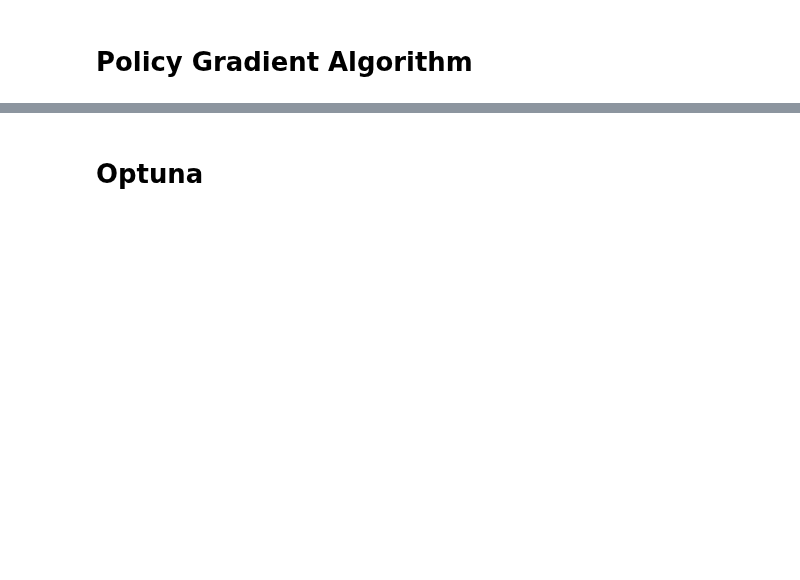
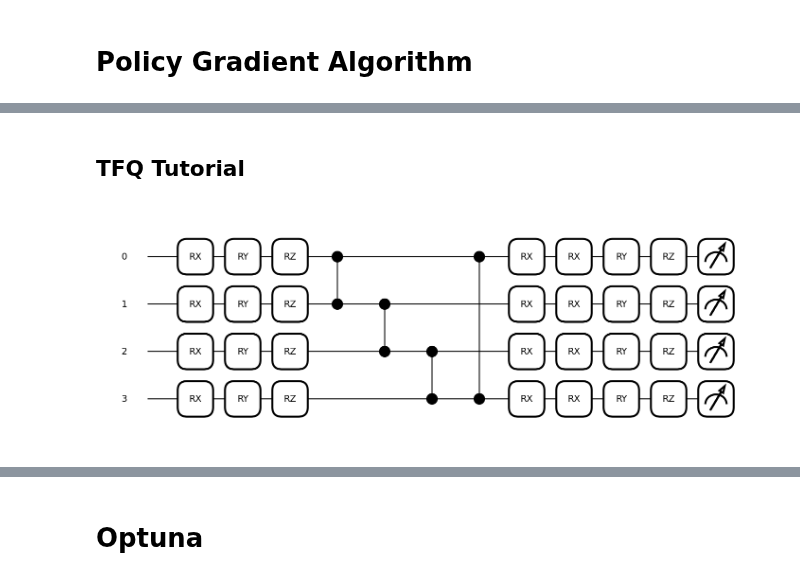
Before and after one commit to bernardombsoares/VQC_PolicyGradients, a Jupyter notebook: notebook.ipynb, the cells around one changed output, grey strips where cells are left out. Drawn from its saved outputs; the diff is of its cells as text; code cells hidden in the pictures; blank space fills up the shorter version.

```diff
--- a/notebook.ipynb
+++ b/notebook.ipynb
@@ -2112,0 +2196,21 @@ if __name__ == "__main__":
+# %% [markdown]
+## TFQ Tutorial
+# %%
+n_qubits = 4
+n_layers = 1
+shots = None
+diff_method = 'best'
+entanglement = True
+entanglement_pattern = "ring"
+entanglement_gate = qml.CZ
+input_scaling = True
+input_init = torch.nn.init.ones_
+weight_init = lambda shape, dtype=torch.float: torch.FloatTensor(shape).uniform_(-np.pi, np.pi)
+policy_circuit_measure = two_measure_expval_global
+policy_circuit = TfqTutorial(n_qubits, n_layers, shots, diff_method,
+                     entanglement, entanglement_pattern, entanglement_gate,
+                     input_scaling, input_init, weight_init, policy_circuit_measure)
+
+policy_circuit.visualize_circuit()
+# %% [output]
+[figure, added]
```
Also changed, not shown: parts of 83 cells of this notebook.
